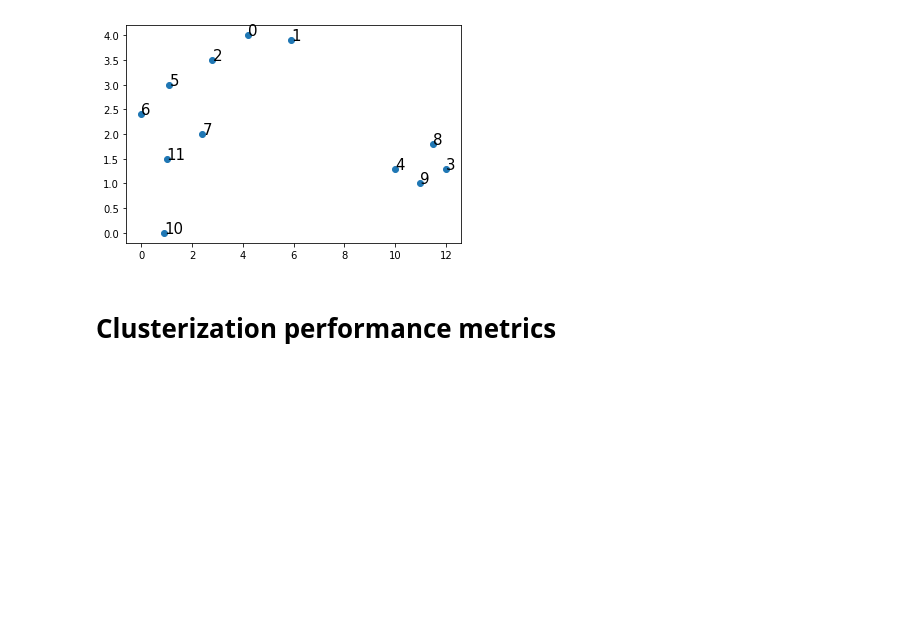
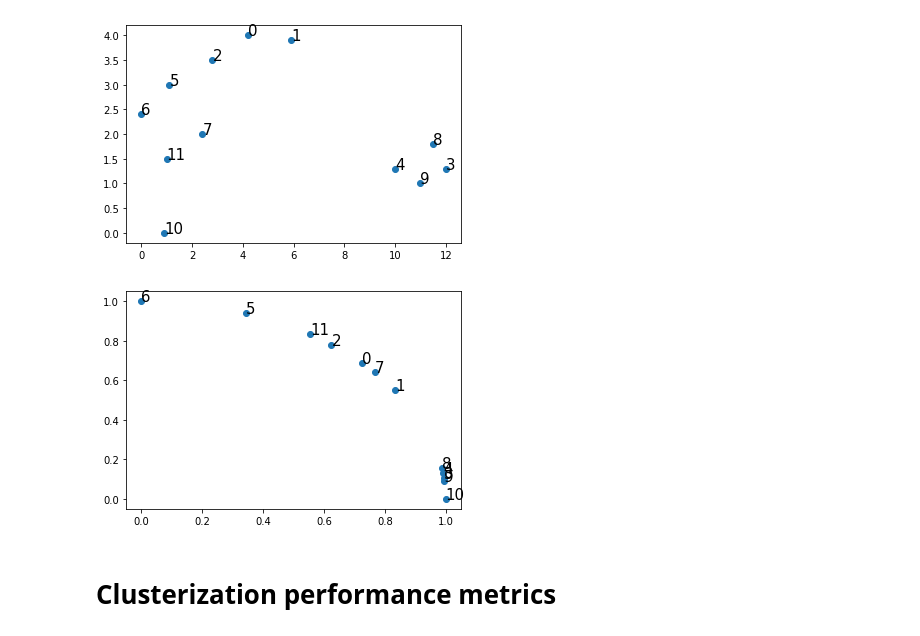
Before and after one commit to arek544/DBSCAN, a Jupyter notebook: dbscan_vs_dbscrn-v3.ipynb, the cells around one changed output. Drawn from its saved outputs; the diff is of its cells as text; code cells hidden in the pictures; blank space fills up the shorter version.

```diff
--- a/dbscan_vs_dbscrn-v3.ipynb
+++ b/dbscan_vs_dbscrn-v3.ipynb
@@ -51,6 +56,13 @@ for i, txt in enumerate(range(len(X))):
 ax.scatter(X[:,0], X[:,1]);
 # %% [output]
 [figure]
+# %%
+fig, ax = plt.subplots()
+for i, txt in enumerate(range(len(X_norm))):
+    ax.annotate(i, (X_norm[i,0], X_norm[i,1]), size=15)
+ax.scatter(X_norm[:,0], X_norm[:,1]);
+# %% [output]
+[figure, added]
 # %% [markdown]
 # Clusterization performance metrics
 # %%
```
Also changed, not shown: parts of 26 cells of this notebook, 2 other files.
